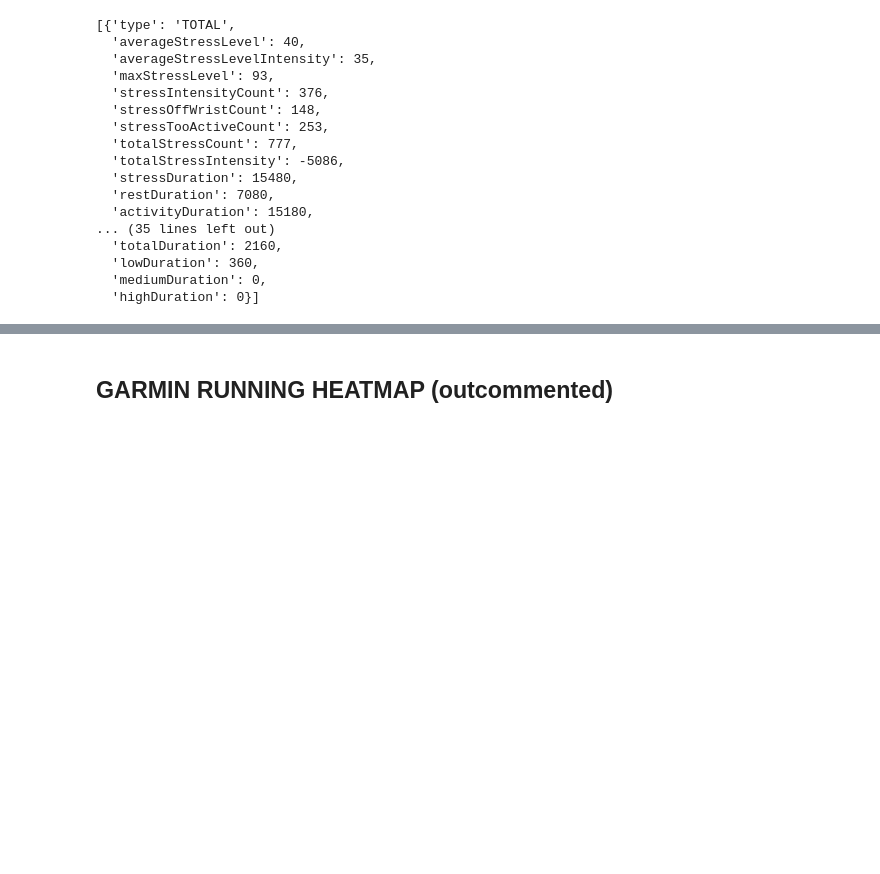
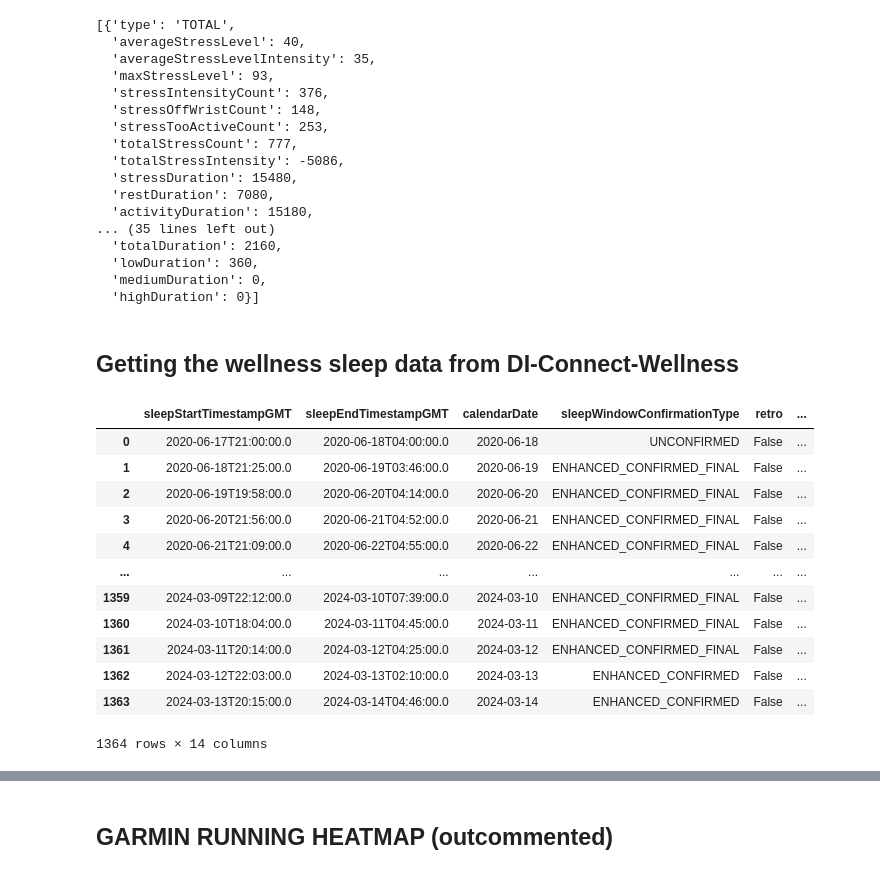
Before and after one commit to cats-and-the-city/playground, a Jupyter notebook: GarminEDA.ipynb, the cells around one changed output, grey strips where cells are left out. Cells and saved outputs as stored; diff of their text form; code cells hidden in the pictures; blank space fills up the shorter version.

```diff
--- a/GarminEDA.ipynb
+++ b/GarminEDA.ipynb
@@ -289,3 +248,45 @@ focus_df[['allDayStress']].iat[0,0]['aggregatorList']
   'lowDuration': 360,
   'mediumDuration': 0,
   'highDuration': 0}]
+# %% [markdown]
+## Getting the wellness sleep data from DI-Connect-Wellness
+# %%
+folder = "DI-Connect-Wellness"
+di_connect_path = os.path.join(garmin_base_dir, "DI_CONNECT", folder)
+
+# Function to load JSONs and combine them into a filtered DataFrame
+def load_and_filter_json(path, start_year=2020):
+    all_dfs = []
+    for root, _, files in os.walk(path):
+        json_files = [f for f in sorted(files) if f.endswith('sleepData.json')]
+        for file in json_files:
+            with open(os.path.join(root, file), 'r') as f:
+                data = json.load(f)
+            df = pd.DataFrame(data) if isinstance(data, list) else pd.DataFrame([data])
+            all_dfs.append(df)
+
+    # Combining and filtering the data
+    if all_dfs:
+        full_df = pd.concat(all_dfs, ignore_index=True)
+        full_df['calendarDate'] = pd.to_datetime(full_df['calendarDate'])
+        filtered_df = full_df.loc[full_df['calendarDate'].dt.year >= start_year]
+        return filtered_df
+    return pd.DataFrame()  # Return empty DataFrame if no data was loaded
+
+# Apply the function and display the resulting DataFrame
+sleep_df = load_and_filter_json(di_connect_path)
+sleep_df
+# %% [output]
+|  | sleepStartTimestampGMT | sleepEndTimestampGMT | calendarDate | sleepWindowConfirmationType | retro | ... |
+| 0 | 2020-06-17T21:00:00.0 | 2020-06-18T04:00:00.0 | 2020-06-18 | UNCONFIRMED | False | ... |
+| 1 | 2020-06-18T21:25:00.0 | 2020-06-19T03:46:00.0 | 2020-06-19 | ENHANCED_CONFIRMED_FINAL | False | ... |
+| 2 | 2020-06-19T19:58:00.0 | 2020-06-20T04:14:00.0 | 2020-06-20 | ENHANCED_CONFIRMED_FINAL | False | ... |
+| 3 | 2020-06-20T21:56:00.0 | 2020-06-21T04:52:00.0 | 2020-06-21 | ENHANCED_CONFIRMED_FINAL | False | ... |
+| 4 | 2020-06-21T21:09:00.0 | 2020-06-22T04:55:00.0 | 2020-06-22 | ENHANCED_CONFIRMED_FINAL | False | ... |
+| ... | ... | ... | ... | ... | ... | ... |
+| 1359 | 2024-03-09T22:12:00.0 | 2024-03-10T07:39:00.0 | 2024-03-10 | ENHANCED_CONFIRMED_FINAL | False | ... |
+| 1360 | 2024-03-10T18:04:00.0 | 2024-03-11T04:45:00.0 | 2024-03-11 | ENHANCED_CONFIRMED_FINAL | False | ... |
+| 1361 | 2024-03-11T20:14:00.0 | 2024-03-12T04:25:00.0 | 2024-03-12 | ENHANCED_CONFIRMED_FINAL | False | ... |
+| 1362 | 2024-03-12T22:03:00.0 | 2024-03-13T02:10:00.0 | 2024-03-13 | ENHANCED_CONFIRMED | False | ... |
+| 1363 | 2024-03-13T20:15:00.0 | 2024-03-14T04:46:00.0 | 2024-03-14 | ENHANCED_CONFIRMED | False | ... |
+1364 rows × 14 columns
```
Also changed, not shown: parts of 14 cells of this notebook.
